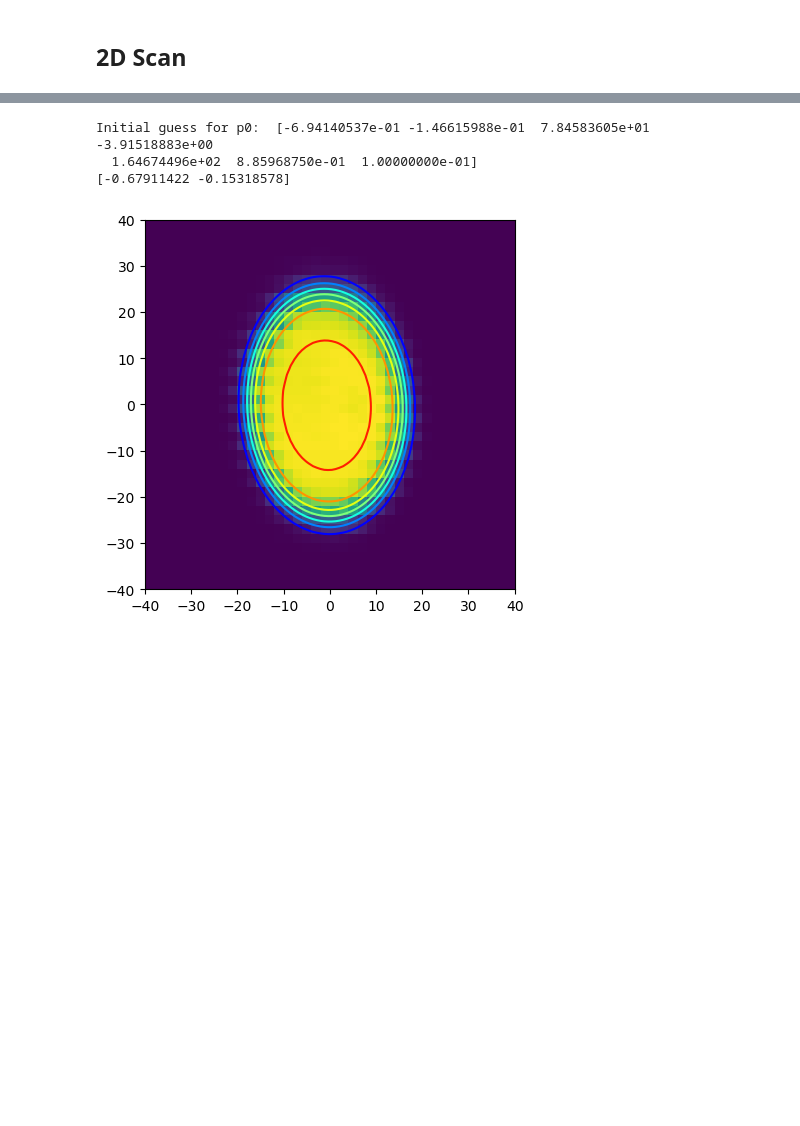
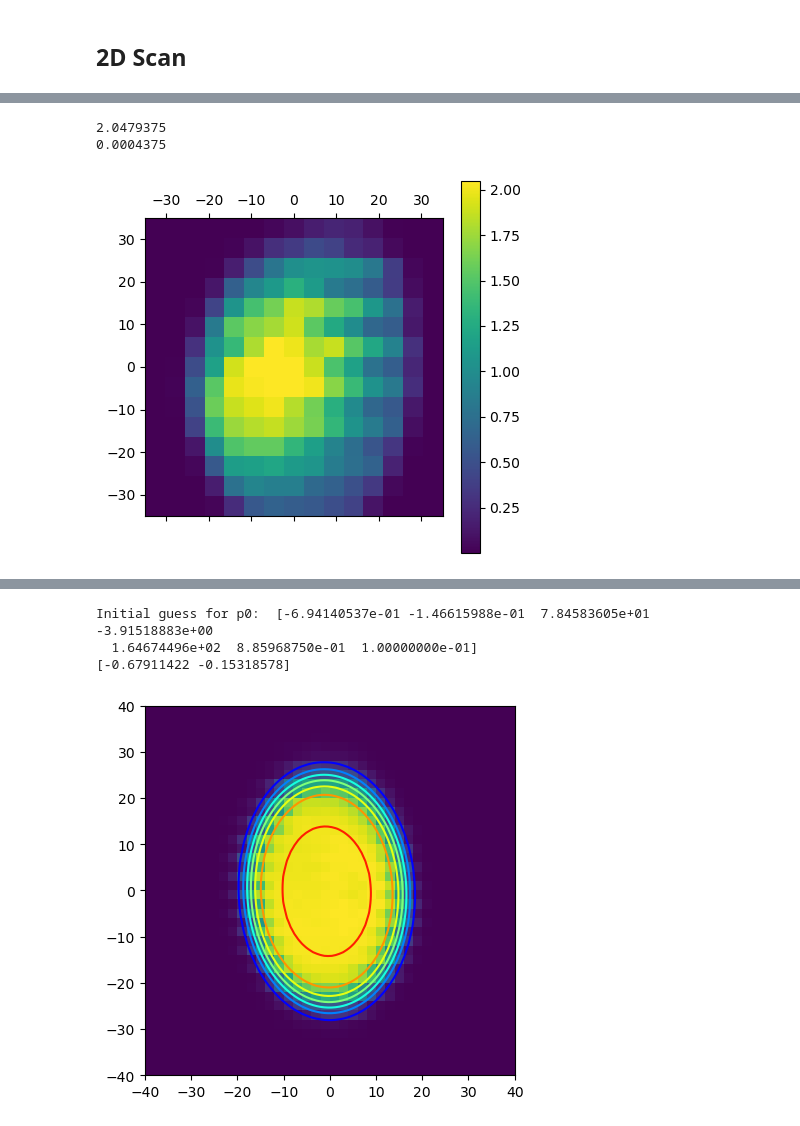
Before and after one commit to Stockholm254/servotest, a Jupyter notebook: src/expctl/servers/servoaligner/servocomp.ipynb, the cells around one changed output, grey strips where cells are left out. Saved outputs shown, nothing was run; the diff lists cells and outputs as text; code cells hidden in the pictures; blank space fills up the shorter version.

```diff
--- a/src/expctl/servers/servoaligner/servocomp.ipynb
+++ b/src/expctl/servers/servoaligner/servocomp.ipynb
@@ -151,0 +182,8 @@ X1,Y1,Z1 = motor_2d_scan(N_pts,SCAN_RANGE,servos,cf)
+# %%
+N_pts = 15
+POS_MASK = B_XDOT_YDOT_MASK #3x,4x
+SCAN_RANGE = 35
+cf = lambda para: callback_func(para,pos_mask=POS_MASK,jac=jac_rand11,jac_master_mask=B_POS_ALL_MASK)
+# cf = lambda para: callback_func(para,pos_mask=POS_MASK)
+X1,Y1,Z1 = motor_2d_scan(N_pts,SCAN_RANGE,servos,cf)
+# %% [output]
@@ -151,0 +192,3 @@ X1,Y1,Z1 = motor_2d_scan(N_pts,SCAN_RANGE,servos,cf)
+2.0479375
+0.0004375
+[figure, added]
```
Also changed, not shown: parts of 17 cells of this notebook, 23 other files.
